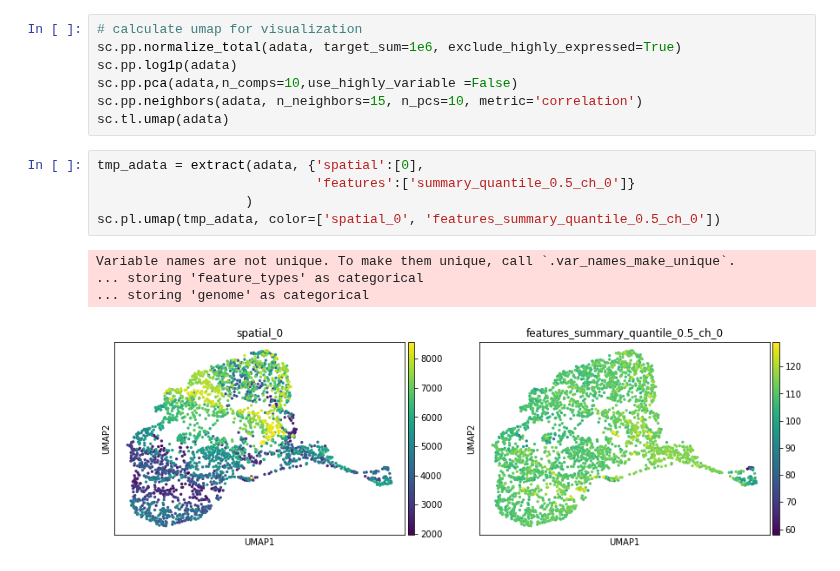
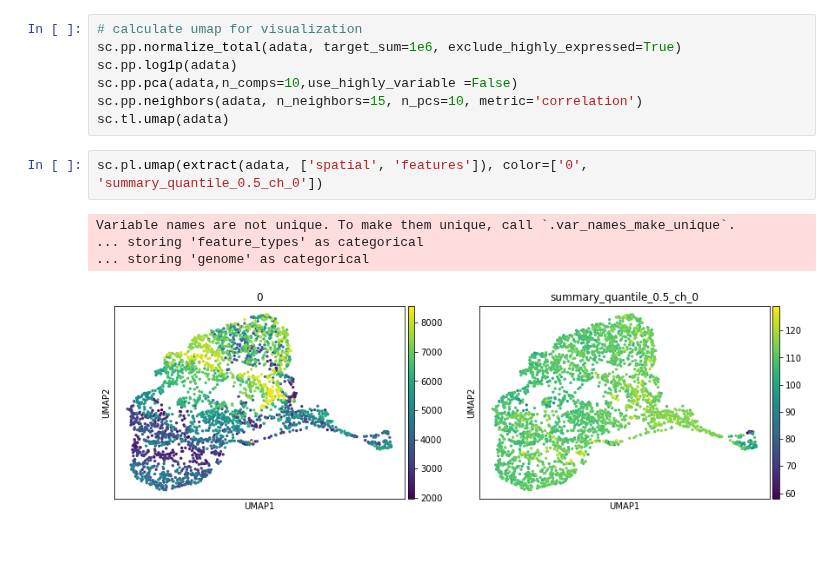
Before and after one commit to scverse/squidpy, a Jupyter notebook: notebooks/tutorial_image_plotting_extract.ipynb, the cells around one changed output. Cells and saved outputs as stored; diff of their text form.

Commit message:
[ci-skip] change signature of plotting

```diff
--- a/notebooks/tutorial_image_plotting_extract.ipynb
+++ b/notebooks/tutorial_image_plotting_extract.ipynb
@@ -52,13 +51,10 @@ sc.pp.log1p(adata)
 sc.pp.pca(adata,n_comps=10,use_highly_variable =False)
 sc.pp.neighbors(adata, n_neighbors=15, n_pcs=10, metric='correlation')
 sc.tl.umap(adata)
-# %%
-tmp_adata = extract(adata, {'spatial':[0],
-                            'features':['summary_quantile_0.5_ch_0']}
-                   )
-sc.pl.umap(tmp_adata, color=['spatial_0', 'features_summary_quantile_0.5_ch_0'])
-# %% [output]
-Variable names are not unique. To make them unique, call `.var_names_make_unique`.
-... storing 'feature_types' as categorical
-... storing 'genome' as categorical
-[figure, removed]
+# %%
+sc.pl.umap(extract(adata, ['spatial', 'features']), color=['0', 'summary_quantile_0.5_ch_0'])
+# %% [output]
+Variable names are not unique. To make them unique, call `.var_names_make_unique`.
+... storing 'feature_types' as categorical
+... storing 'genome' as categorical
+[figure, added]
```
Also changed, not shown: parts of 1 cell of this notebook, 1 other file.
